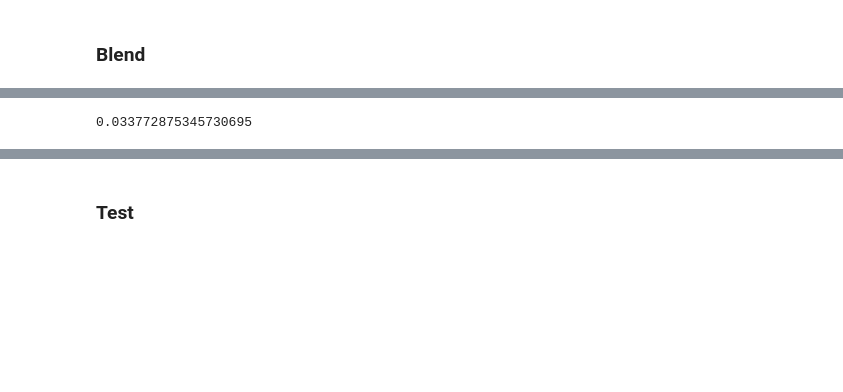
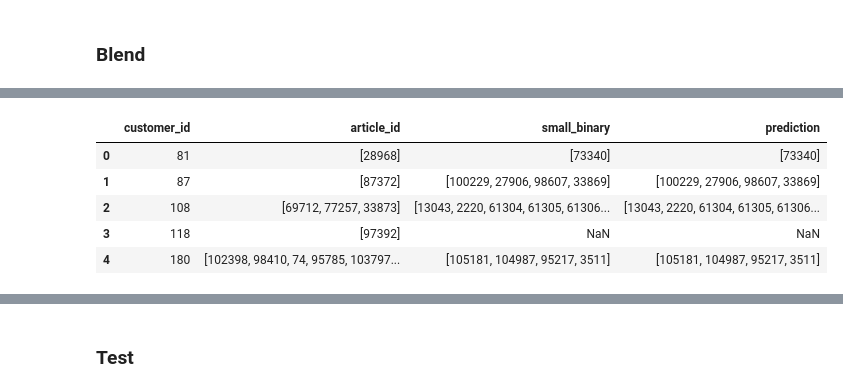
Before and after one commit to ndthangit/H-M-Fashion-RecSys, a Jupyter notebook: notebooks/gen_submit.ipynb, the cells around one changed output, grey strips where cells are left out. Drawn from its saved outputs; the diff is of its cells as text; code cells hidden in the pictures; blank space fills up the shorter version.

```diff
--- a/notebooks/gen_submit.ipynb
+++ b/notebooks/gen_submit.ipynb
@@ -86,7 +97,7 @@ pred2_lgb_binary = pd.read_parquet(data_dir/"processed"/"small_binary_valid.pqt"
 # pred1_lgb_binary['prob'] = pred1_lgb_binary['prob_x'] + pred1_lgb_binary['prob_y']
 
 # pred2_lgb_binary = pred2_lgb_binary.merge(pred2_nn, on=['customer_id','prediction'], how='left')
-pred2_lgb_binary['prob'] = pred2_lgb_binary['prob_x'] + pred2_lgb_binary['prob_y']
+# pred2_lgb_binary['prob'] = pred2_lgb_binary['prob_x'] + pred2_lgb_binary['prob_y']
 # %%
 # pred1_lgb_rank   = pred1_lgb_rank.sort_values(by='prob', ascending=False).reset_index(drop=True)
 # pred1_lgb_binary = pred1_lgb_binary.sort_values(by='prob', ascending=False).reset_index(drop=True)
@@ -116,9 +154,9 @@ def cust_blend(dt, W = [1,1,1,1]):
     REC = []
 
     # Second Try
-    REC.append(dt['large_rank'])
-    REC.append(dt['large_binary'])
-    REC.append(dt['small_rank'])
+    # REC.append(dt['large_rank'])
+    # REC.append(dt['large_binary'])
+    # REC.append(dt['small_rank'])
     REC.append(dt['small_binary'])
 
     #Create a dictionary of items recommended.
@@ -141,9 +188,12 @@ pred['prediction'] = pred.progress_apply(cust_blend, W = [1.0, 1.3, 1.0, 1.3], a
 # %%
-label = pd.read_parquet(data_dir/"processed"/"pivot"/"week1_label.pqt")
+label = pd.read_parquet(data_dir/"processed"/"Recall 1"/"week1_label.pqt")
 label = pd.merge(label, pred, on="customer_id", how="left")
-# %%
-map_at_k(label["article_id"], label["prediction"], k=12)
-
-# 0.032249032703345615
-# %% [output]
-0.033772875345730695
+# %%
+label.head()
+# %% [output]
+|  | customer_id | article_id | small_binary | prediction |
+| 0 | 81 | [28968] | [73340] | [73340] |
+| 1 | 87 | [87372] | [100229, 27906, 98607, 33869] | [100229, 27906, 98607, 33869] |
+| 2 | 108 | [69712, 77257, 33873] | [13043, 2220, 61304, 61305, 61306... | [13043, 2220, 61304, 61305, 61306... |
+| 3 | 118 | [97392] | NaN | NaN |
+| 4 | 180 | [102398, 98410, 74, 95785, 103797... | [105181, 104987, 95217, 3511] | [105181, 104987, 95217, 3511] |
```
Also changed, not shown: parts of 42 cells of this notebook, 1 other file.
